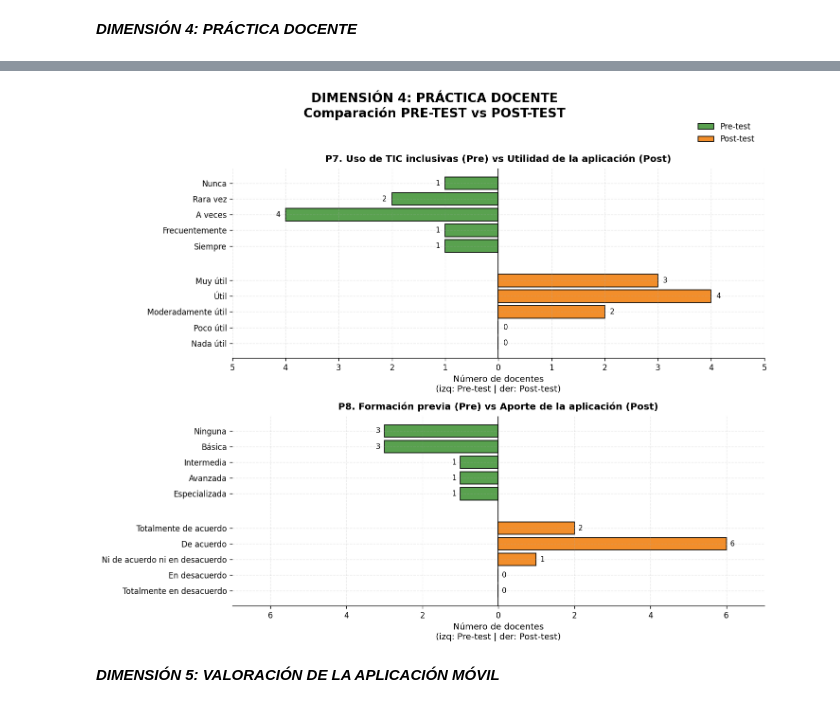
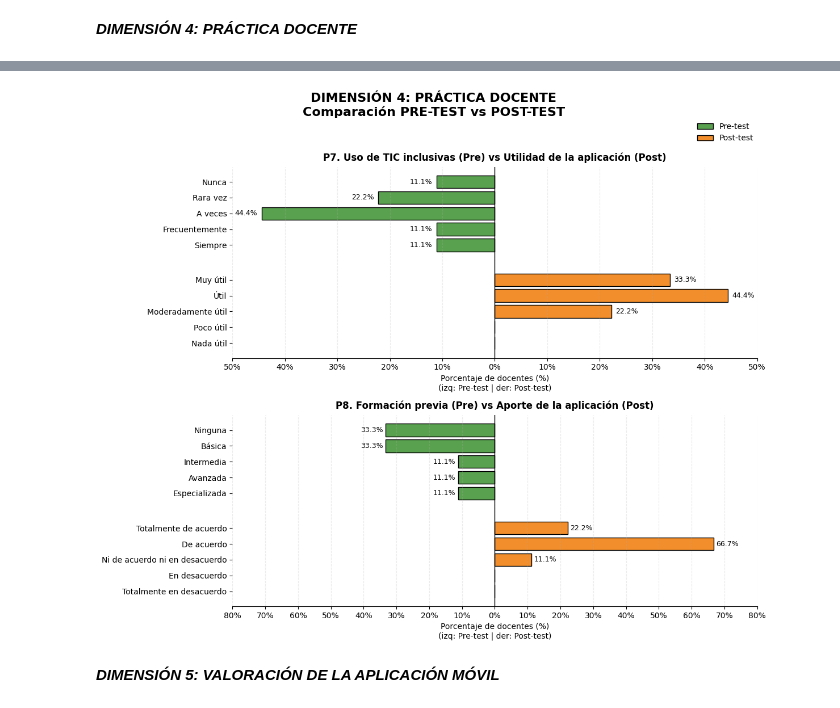
Before and after one commit to holgergonzalez/Articulo_cientifico-Codificacion-, a Jupyter notebook: Analisis_(Pre;Post).ipynb, the cells around one changed output, grey strips where cells are left out. Cells and saved outputs as stored; diff of their text form; code cells hidden in the pictures.

```diff
--- a/Analisis_(Pre;Post).ipynb
+++ b/Analisis_(Pre;Post).ipynb
@@ -856,7 +898,7 @@ plt.show()
 ***DIMENSIÓN 4: PRÁCTICA DOCENTE***
 # %%
 # =========================================================
-# DIMENSIÓN 4 – PRÁCTICA DOCENTE
+# DIMENSIÓN 4 – PRÁCTICA DOCENTE (EN PORCENTAJES)
 # =========================================================
 COLOR_PRE  = "#59A14F"
 COLOR_POST = "#F28E2B"
@@ -869,9 +911,16 @@ def grafica_bloques_pre_post(ax, pre_alt, pre_vals, post_alt, post_vals, titulo_
     y_pre = np.arange(n_pre)
     y_post = np.arange(n_post) + (n_pre + gap)
 
-    # Barras espejo
-    ax.barh(y_pre, -pre_vals, color=COLOR_PRE, edgecolor="black", label="Pre-test")
-    ax.barh(y_post, post_vals, color=COLOR_POST, edgecolor="black", label="Post-test")
+    # --- Convertir conteos a porcentajes ---
+    total_pre = pre_vals.sum()
+    total_post = post_vals.sum()
+
+    pre_pct = (pre_vals / total_pre * 100) if total_pre > 0 else np.zeros_like(pre_vals, dtype=float)
+    post_pct = (post_vals / total_post * 100) if total_post > 0 else np.zeros_like(post_vals, dtype=float)
+
+    # Barras espejo (en %)
+    ax.barh(y_pre, -pre_pct, color=COLOR_PRE, edgecolor="black", label="Pre-test")
+    ax.barh(y_post, post_pct, color=COLOR_POST, edgecolor="black", label="Post-test")
 
     # Línea central
     ax.axvline(0, color="black", linewidth=1)
@@ -883,20 +932,24 @@ def grafica_bloques_pre_post(ax, pre_alt, pre_vals, post_alt, post_vals, titulo_
     ax.set_yticklabels(ylabels)
     ax.invert_yaxis()
 
-    # Eje X con valores absolutos (enteros)
-    max_val = max(pre_vals.max(), post_vals.max())
-    ax.set_xlim(-(max_val + 1), (max_val + 1))
+    # Eje X en porcentaje
+    max_val = max(pre_pct.max(), post_pct.max())
+    margen = 5
+    ax.set_xlim(-(max_val + margen), (max_val + margen))
 
-    ticks = np.arange(-(max_val + 1), max_val + 2, 1)
+    tick_step = 10
+    max_tick = int(np.ceil((max_val + margen) / tick_step) * tick_step)
+    ticks = np.arange(-max_tick, max_tick + tick_step, tick_step)
     ax.set_xticks(ticks)
-    ax.set_xticklabels([str(abs(int(t))) for t in ticks])
-    ax.xaxis.set_major_locator(ticker.MaxNLocator(integer=True))
+    ax.set_xticklabels([f"{abs(int(t))}%" for t in ticks])
 
-    # Etiquetas numéricas
-    for i, v in enumerate(pre_vals):
-        ax.text(-v - 0.1, y_pre[i], str(v), va="center", ha="right", fontsize=9)
-    for i, v in enumerate(post_vals):
-        ax.text(v + 0.1, y_post[i], str(v), va="center", ha="left", fontsize=9)
+    # Etiquetas en barras (porcentajes)
+    for i, v in enumerate(pre_pct):
+        if v > 0:
+            ax.text(-v - 0.8, y_pre[i], f"{v:.1f}%", va="center", ha="right", fontsize=9)
+    for i, v in enumerate(post_pct):
+        if v > 0:
+            ax.text(v + 0.8, y_post[i], f"{v:.1f}%", va="center", ha="left", fontsize=9)
 
     # Subtítulo (negrita)
     ax.set_title(titulo_pregunta, fontsize=12, fontweight="bold", pad=8)
@@ -907,7 +960,7 @@ def grafica_bloques_pre_post(ax, pre_alt, pre_vals, post_alt, post_vals, titulo_
     ax.spines["right"].set_visible(False)
     ax.spines["left"].set_visible(False)
 
-    ax.set_xlabel("Número de docentes\n(izq: Pre-test | der: Post-test)")
+    ax.set_xlabel("Porcentaje de docentes (%)\n(izq: Pre-test | der: Post-test)")
 
 
 # =========================================================
@@ -960,34 +1013,34 @@ grafica_bloques_pre_post(
 )
 
 grafica_bloques_pre_post(
     axes[1],
     p8_pre_alt, p8_pre_vals,
     p8_post_alt, p8_post_vals,
     "P8. Formación previa (Pre) vs Aporte de la aplicación (Post)"
 )
 
 handles, labels = axes[0].get_legend_handles_labels()
 fig.legend(handles, labels, loc="upper right", bbox_to_anchor=(0.98, 0.94), frameon=False)
 
 plt.tight_layout(rect=[0, 0, 1, 0.95])
 
 # =========================================================
 #  GUARDAR + DESCARGAR
 # =========================================================
 archivo = "Dimension4_P7_P8_PreVsPost.png"
 fig.savefig(archivo, dpi=300, bbox_inches="tight")
 
 try:
     from google.colab import files
     files.download(archivo)
 except Exception:
     print(f" Gráfica guardada como: {archivo} (descarga automática solo en Google Colab)")
 
 plt.show()
 # %% [output]
 [interactive output not drawn]
 [interactive output not drawn]
-[figure, old version]
+[figure, new version]
 # %% [markdown]
 ***DIMENSIÓN 5: VALORACIÓN DE LA APLICACIÓN MÓVIL***
 # %%
```
Also changed, not shown: parts of 4 cells of this notebook.
